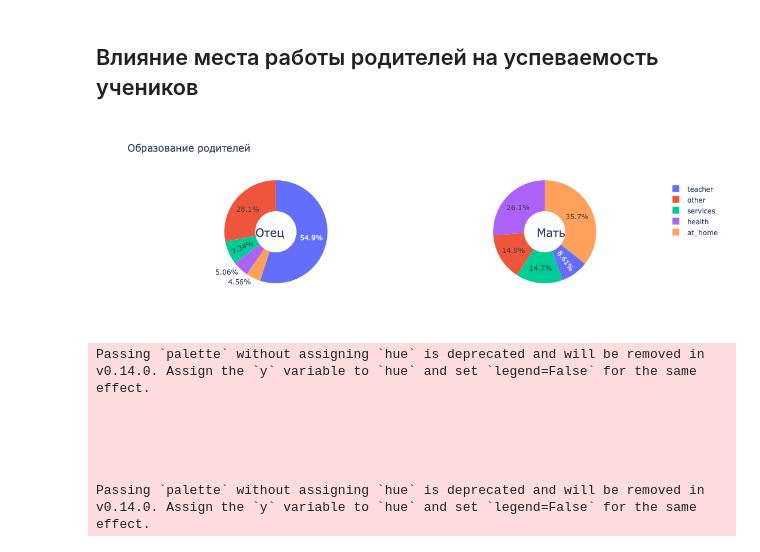
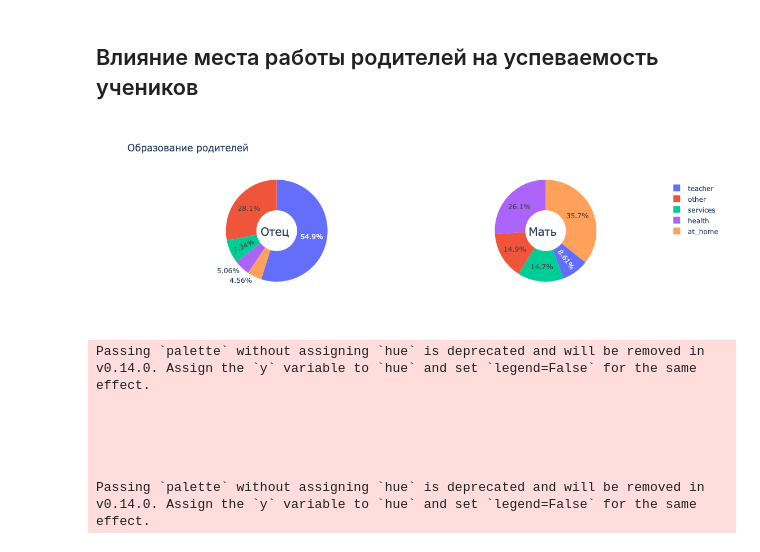
Before and after one commit to naelxd/ai_project, a Jupyter notebook: ai-project.ipynb, the cells around one changed output. Drawn from its saved outputs; the diff is of its cells as text; code cells hidden in the pictures.

```diff
--- a/ai-project.ipynb
+++ b/ai-project.ipynb
@@ -169,25 +167,25 @@ Passing `palette` without assigning `hue` is deprecated and will be removed in v
 # %%
 labels_F = train_math["Fjob"].unique().tolist()
 counts_F = train_math["Fjob"].value_counts().tolist()
 
 labels_M = train_math["Mjob"].unique().tolist()
 counts_M = train_math["Mjob"].value_counts().tolist()
 
 fig = make_subplots(rows=1, cols=2, specs=[[{'type':'domain'}, {'type':'domain'}]])
 
 fig.add_trace(go.Pie(labels=labels_F, values=counts_F, name="Раб. отца", scalegroup="one"),
               1, 1)
 fig.add_trace(go.Pie(labels=labels_M, values=counts_M, name="Раб. матери", scalegroup="one"),
               1, 2)
 fig.update_traces(hole=.4, hoverinfo="label+percent+name")
 
 fig.update_layout(title_text='Образование родителей',
-                 annotations=[dict(text='Отец', x=0.18, y=0.5, font_size=20, showarrow=False),
-                 dict(text='Mать', x=0.82, y=0.5, font_size=20, showarrow=False)])
+                 annotations=[dict(text='Отец', x=0.19, y=0.5, font_size=20, showarrow=False),
+                 dict(text='Mать', x=0.80, y=0.5, font_size=20, showarrow=False)])
 
 fig.show()
 # %% [output]
-[figure, old version]
+[figure, new version]
 # %%
 plt.figure(figsize=(18,7))
 plt.title("Зависимость финальной оценки от работы родителей (Отец)")
```
Also changed, not shown: parts of 41 cells of this notebook.
